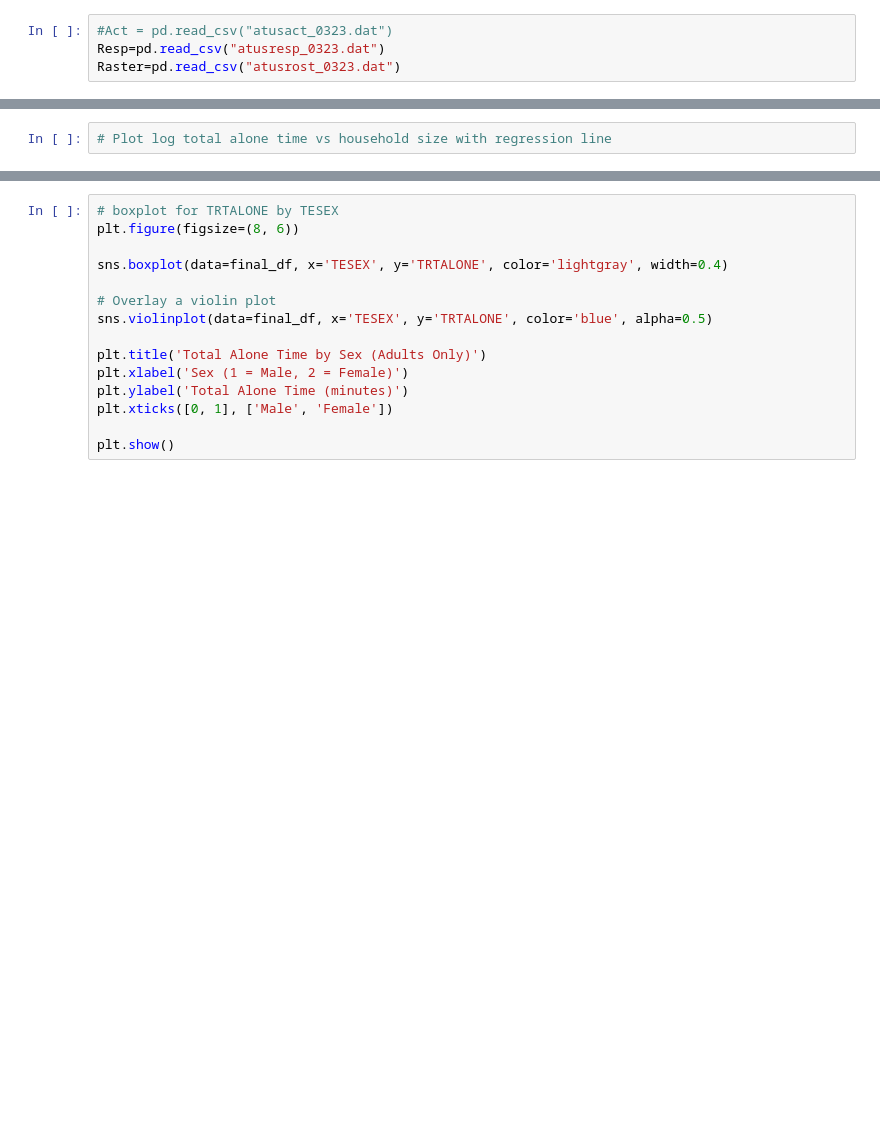
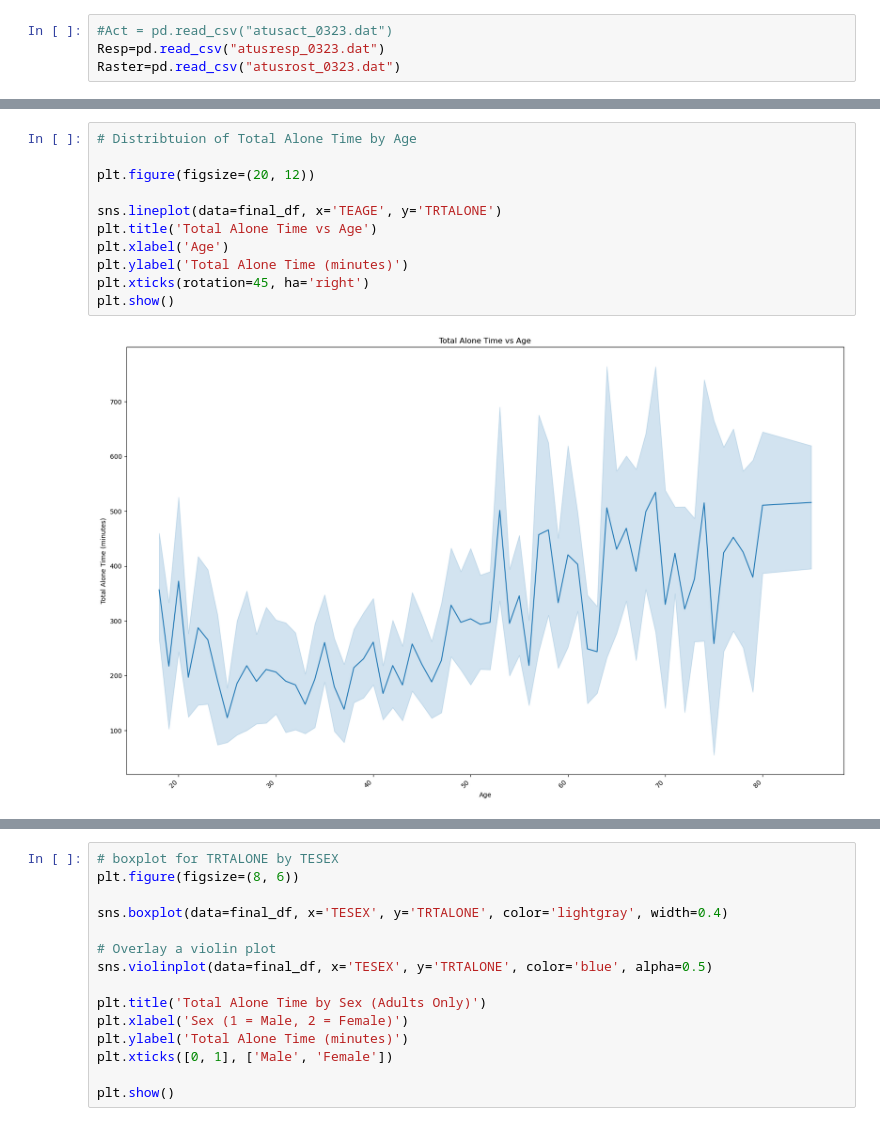
Before and after one commit to nac315/Capstone, a Jupyter notebook: Project1.ipynb, the cells around one changed output, grey strips where cells are left out. Drawn from its saved outputs; the diff is of its cells as text; blank space fills up the shorter version.

```diff
--- a/Project1.ipynb
+++ b/Project1.ipynb
@@ -81,2 +68,13 @@ See the caveats in the documentation: https://pandas.pydata.org/pandas-docs/stab
-# %%
-# Plot log total alone time vs household size with regression line
+# %%
+# Distribtuion of Total Alone Time by Age
+
+plt.figure(figsize=(20, 12))
+
+sns.lineplot(data=final_df, x='TEAGE', y='TRTALONE')
+plt.title('Total Alone Time vs Age')
+plt.xlabel('Age')
+plt.ylabel('Total Alone Time (minutes)')
+plt.xticks(rotation=45, ha='right')
+plt.show()
+# %% [output]
+[figure, added]
```
Also changed, not shown: parts of 29 cells of this notebook.
